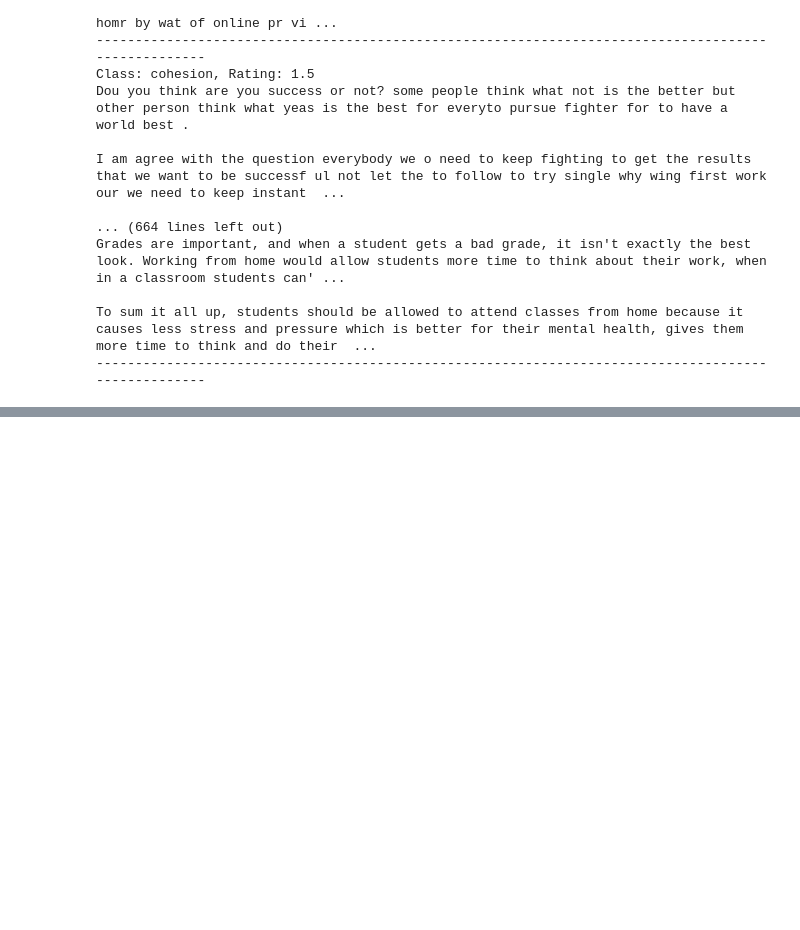
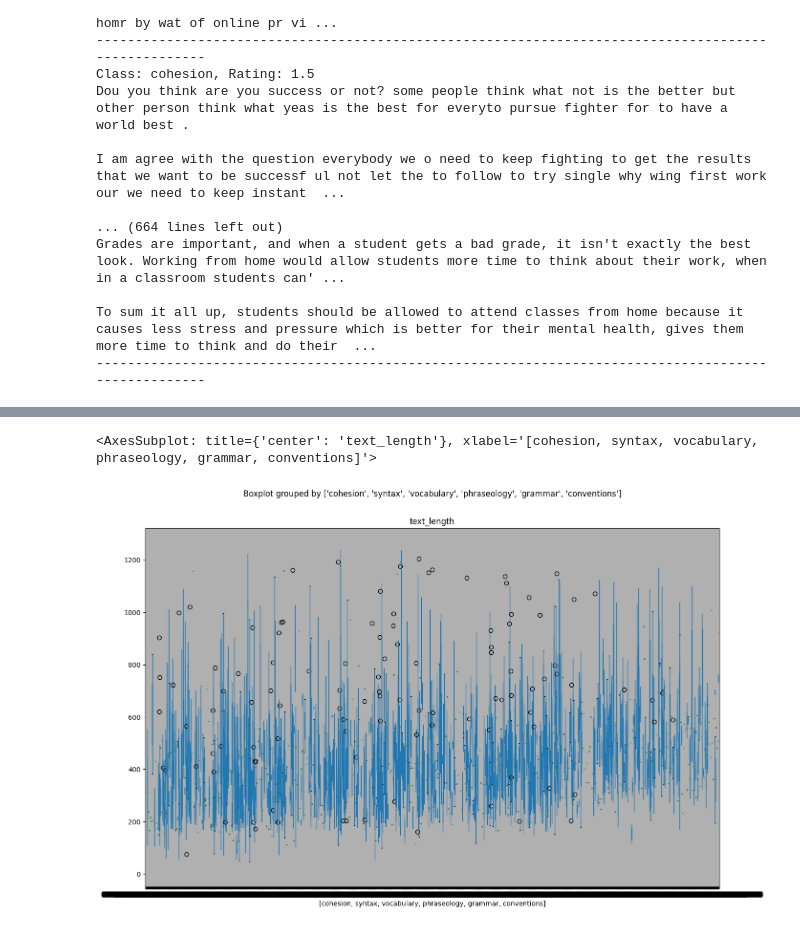
Before and after one commit to KubiakJakub01/Feedback-Prize-ELL, a Jupyter notebook: src/notebooks/research.ipynb, the cells around one changed output, grey strips where cells are left out. Saved outputs shown, nothing was run; the diff lists cells and outputs as text; code cells hidden in the pictures; blank space fills up the shorter version.

```diff
--- a/src/notebooks/research.ipynb
+++ b/src/notebooks/research.ipynb
@@ -226,0 +231,6 @@ train_df[text_col].str.len().plot(kind='hist', figsize=(15, 5))
+# %%
+# Plotbox of the length of each text for each class
+train_df.boxplot(column=text_len_col, by=numberic_cols, figsize=(15, 10))
+# %% [output]
+<AxesSubplot: title={'center': 'text_length'}, xlabel='[cohesion, syntax, vocabulary, phraseology, grammar, conventions]'>
+[figure, added]
```
Also changed, not shown: parts of 3 cells of this notebook.
